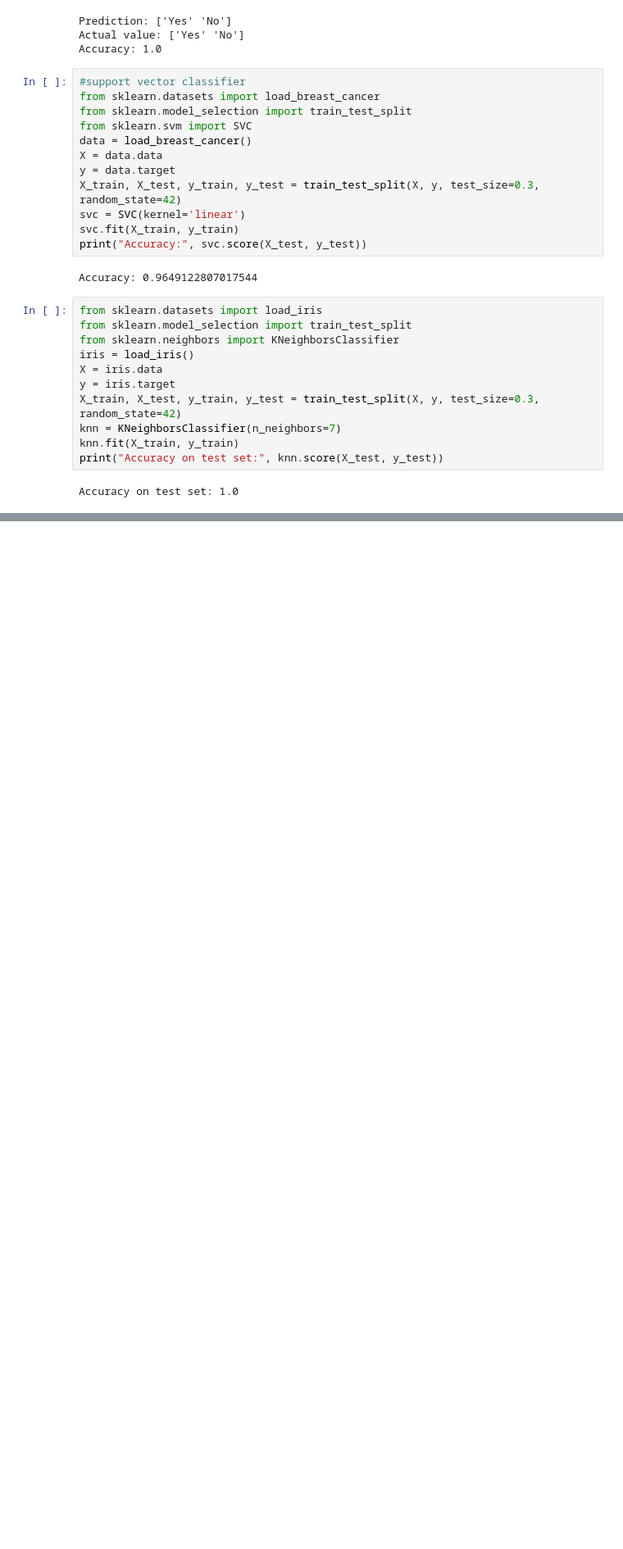
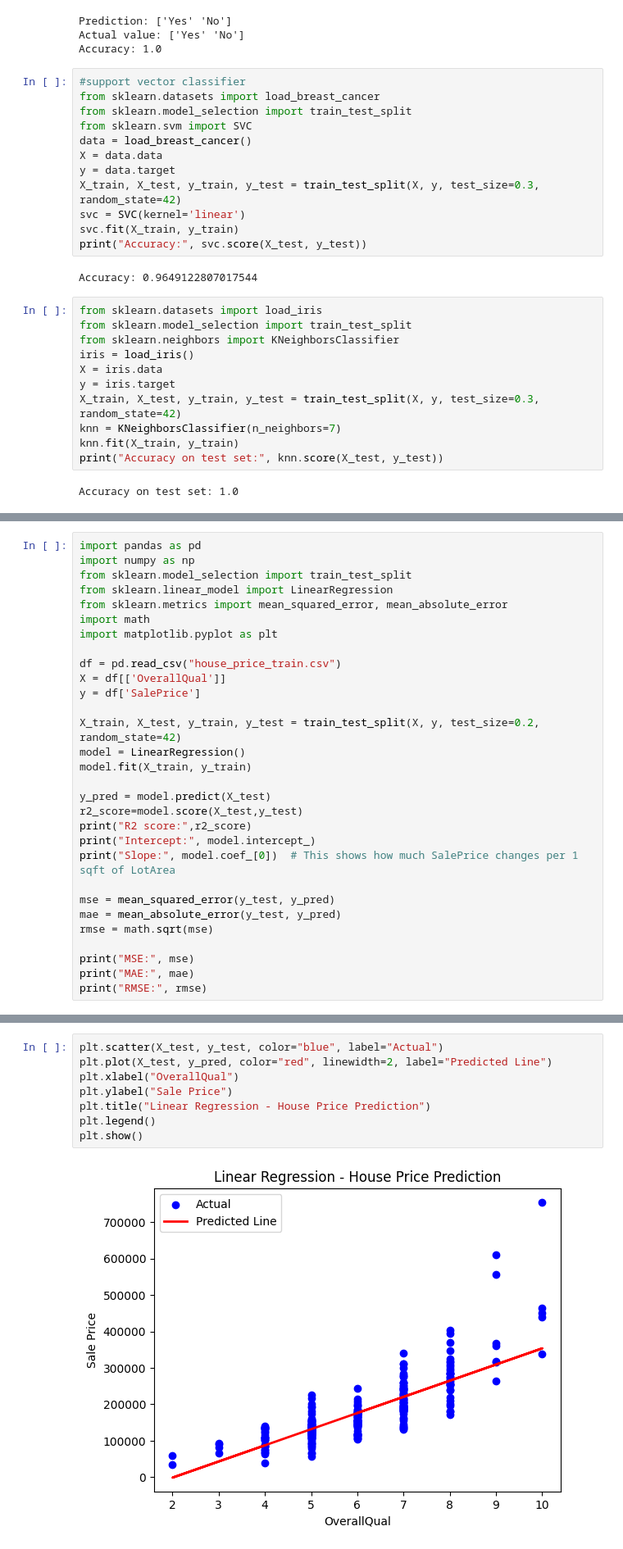
Before and after one commit to Madathanapalleleena/ML_LAB_152, a Jupyter notebook: ML_Lab_Practice.ipynb, the cells around one changed output, grey strips where cells are left out. Shown at 82% size. Drawn from its saved outputs; the diff is of its cells as text; blank space fills up the shorter version.

Commit message:
Performed lasso ridge and linear and logistic regression operations

```diff
--- a/ML_Lab_Practice.ipynb
+++ b/ML_Lab_Practice.ipynb
@@ -1878,0 +1924,30 @@ Accuracy on test set: 1.0
+# %%
+import pandas as pd
+import numpy as np
+from sklearn.model_selection import train_test_split
+from sklearn.linear_model import LinearRegression
+from sklearn.metrics import mean_squared_error, mean_absolute_error
+import math
+import matplotlib.pyplot as plt
+
+df = pd.read_csv("house_price_train.csv")
+X = df[['OverallQual']]
+y = df['SalePrice']
+
+X_train, X_test, y_train, y_test = train_test_split(X, y, test_size=0.2, random_state=42)
+model = LinearRegression()
+model.fit(X_train, y_train)
+
+y_pred = model.predict(X_test)
+r2_score=model.score(X_test,y_test)
+print("R2 score:",r2_score)
+print("Intercept:", model.intercept_)
+print("Slope:", model.coef_[0])  # This shows how much SalePrice changes per 1 sqft of LotArea
+
+mse = mean_squared_error(y_test, y_pred)
+mae = mean_absolute_error(y_test, y_pred)
+rmse = math.sqrt(mse)
+
+print("MSE:", mse)
+print("MAE:", mae)
+print("RMSE:", rmse)
@@ -1878,0 +1961,10 @@ Accuracy on test set: 1.0
+# %%
+plt.scatter(X_test, y_test, color="blue", label="Actual")
+plt.plot(X_test, y_pred, color="red", linewidth=2, label="Predicted Line")
+plt.xlabel("OverallQual")
+plt.ylabel("Sale Price")
+plt.title("Linear Regression - House Price Prediction")
+plt.legend()
+plt.show()
+# %% [output]
+[figure, added]
```
Also changed, not shown: parts of 16 cells of this notebook.
